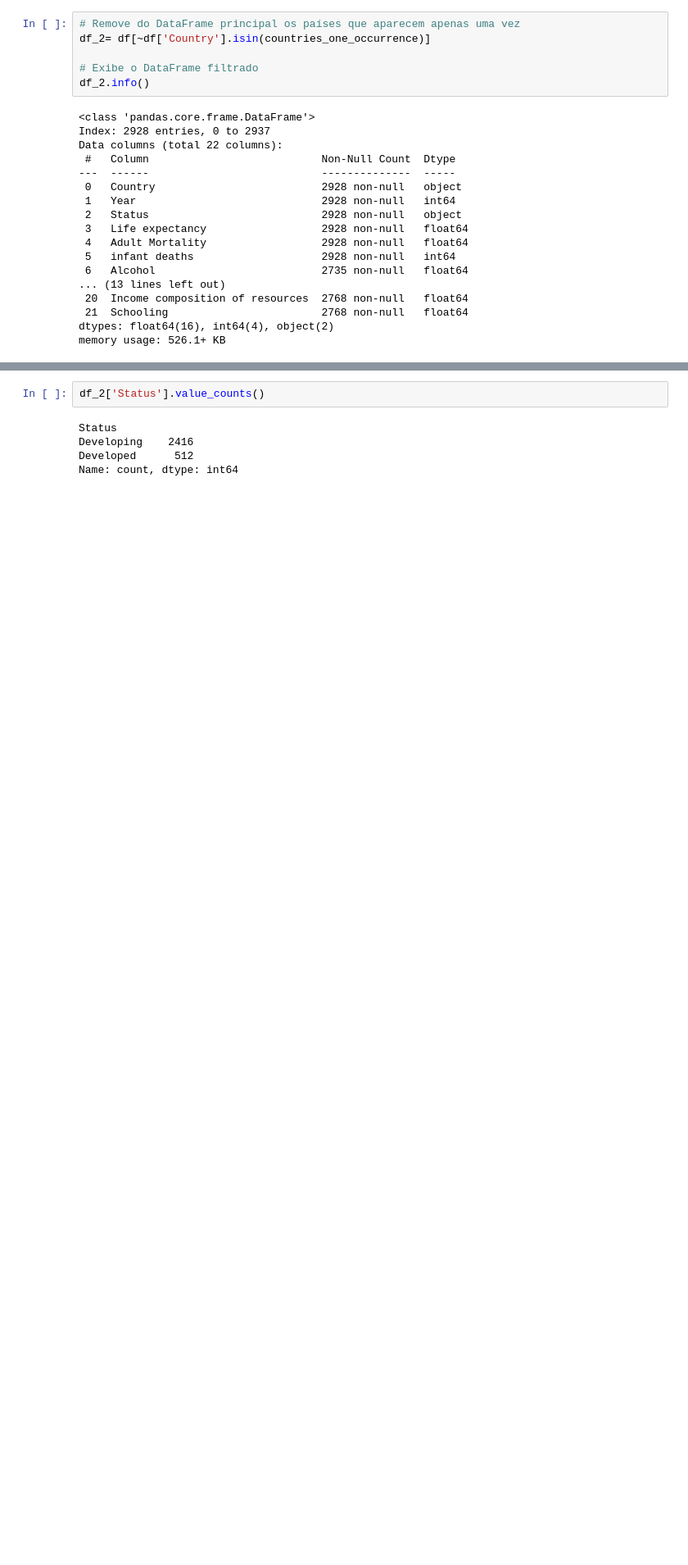
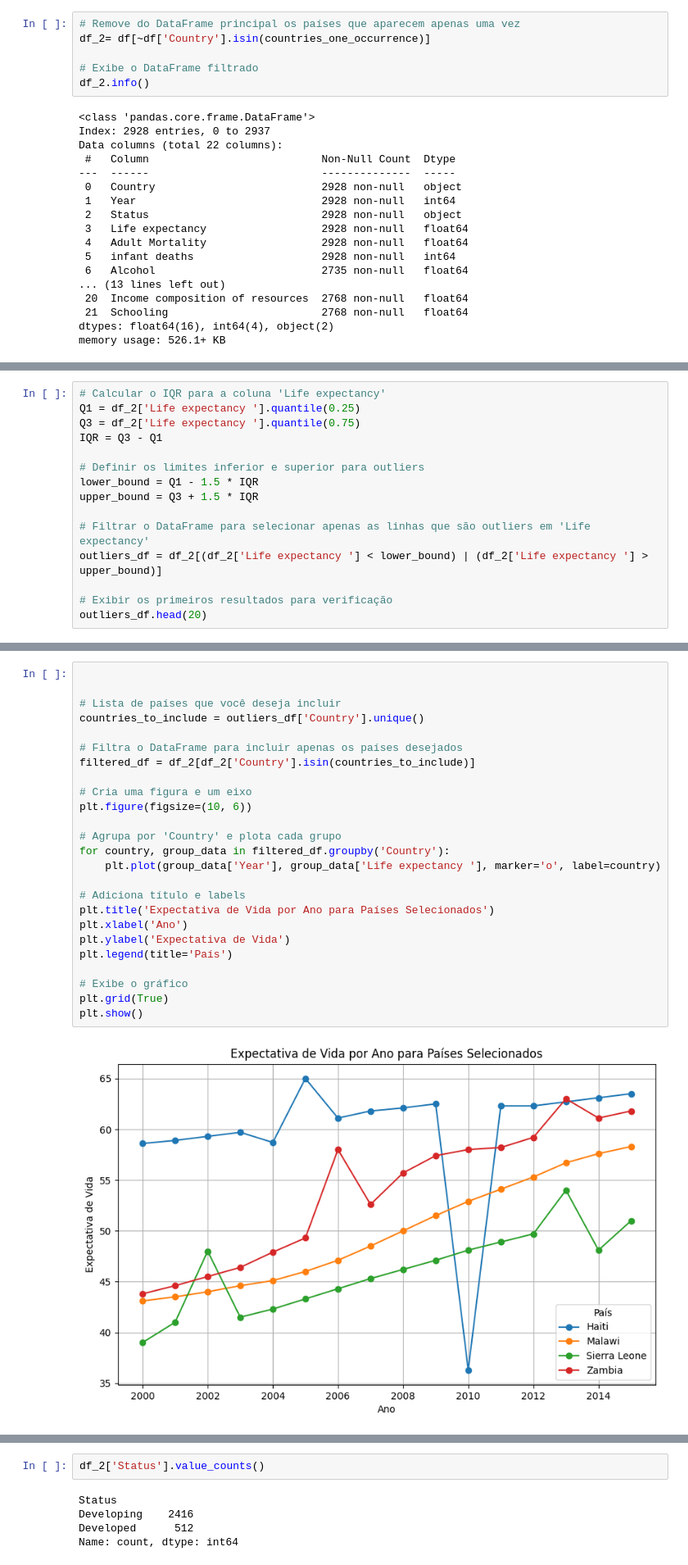
Before and after one commit to jpmrdad26/Projetos-Ciencia-de-dados, a Jupyter notebook: CRISP-DM Projeto Final.ipynb, the cells around one changed output, grey strips where cells are left out. Shown at 82% size. Drawn from its saved outputs; the diff is of its cells as text; blank space fills up the shorter version.

```diff
--- a/CRISP-DM Projeto Final.ipynb
+++ b/CRISP-DM Projeto Final.ipynb
@@ -377,0 +585,15 @@ memory usage: 526.1+ KB
+# %%
+# Calcular o IQR para a coluna 'Life expectancy'
+Q1 = df_2['Life expectancy '].quantile(0.25)
+Q3 = df_2['Life expectancy '].quantile(0.75)
+IQR = Q3 - Q1
+
+# Definir os limites inferior e superior para outliers
+lower_bound = Q1 - 1.5 * IQR
+upper_bound = Q3 + 1.5 * IQR
+
+# Filtrar o DataFrame para selecionar apenas as linhas que são outliers em 'Life expectancy'
+outliers_df = df_2[(df_2['Life expectancy '] < lower_bound) | (df_2['Life expectancy '] > upper_bound)]
+
+# Exibir os primeiros resultados para verificação
+outliers_df.head(20)
@@ -377,0 +613,27 @@ memory usage: 526.1+ KB
+# %%
+
+
+# Lista de países que você deseja incluir
+countries_to_include = outliers_df['Country'].unique()
+
+# Filtra o DataFrame para incluir apenas os países desejados
+filtered_df = df_2[df_2['Country'].isin(countries_to_include)]
+
+# Cria uma figura e um eixo
+plt.figure(figsize=(10, 6))
+
+# Agrupa por 'Country' e plota cada grupo
+for country, group_data in filtered_df.groupby('Country'):
+    plt.plot(group_data['Year'], group_data['Life expectancy '], marker='o', label=country)
+
+# Adiciona título e labels
+plt.title('Expectativa de Vida por Ano para Países Selecionados')
+plt.xlabel('Ano')
+plt.ylabel('Expectativa de Vida')
+plt.legend(title='País')
+
+# Exibe o gráfico
+plt.grid(True)
+plt.show()
+# %% [output]
+[figure, added]
```
Also changed, not shown: parts of 66 cells of this notebook.
